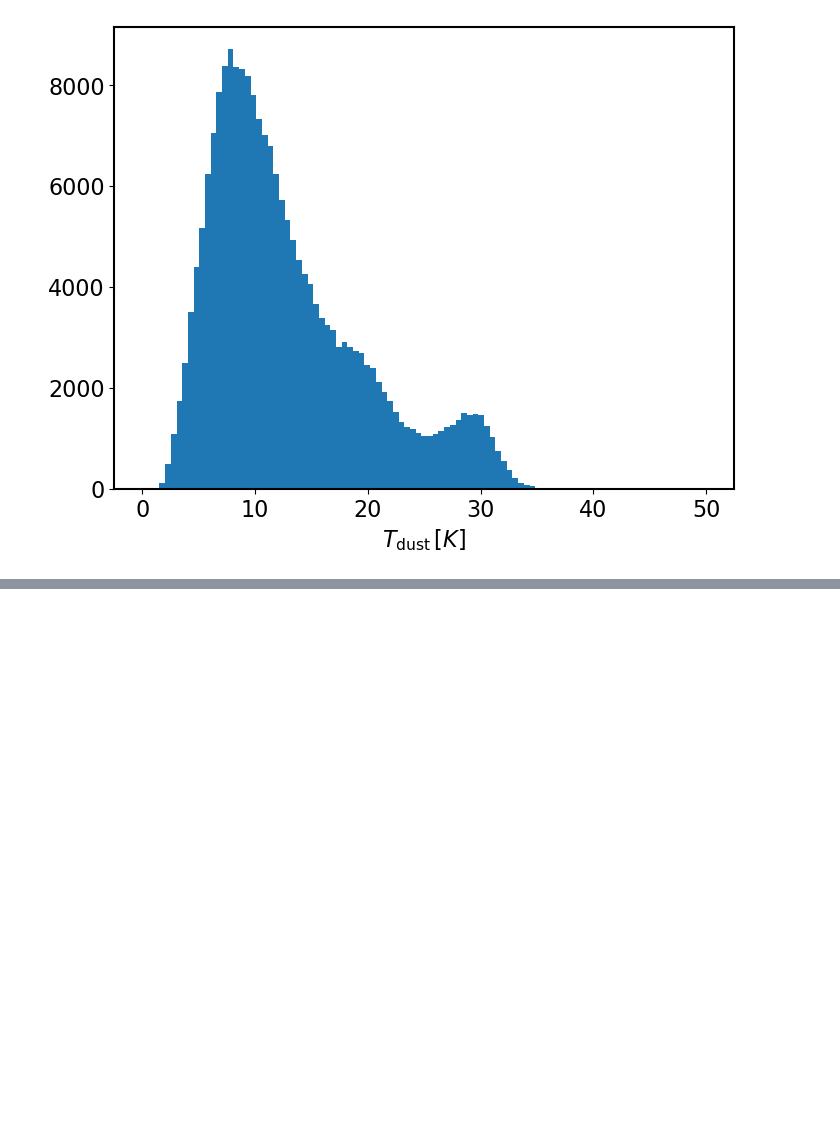
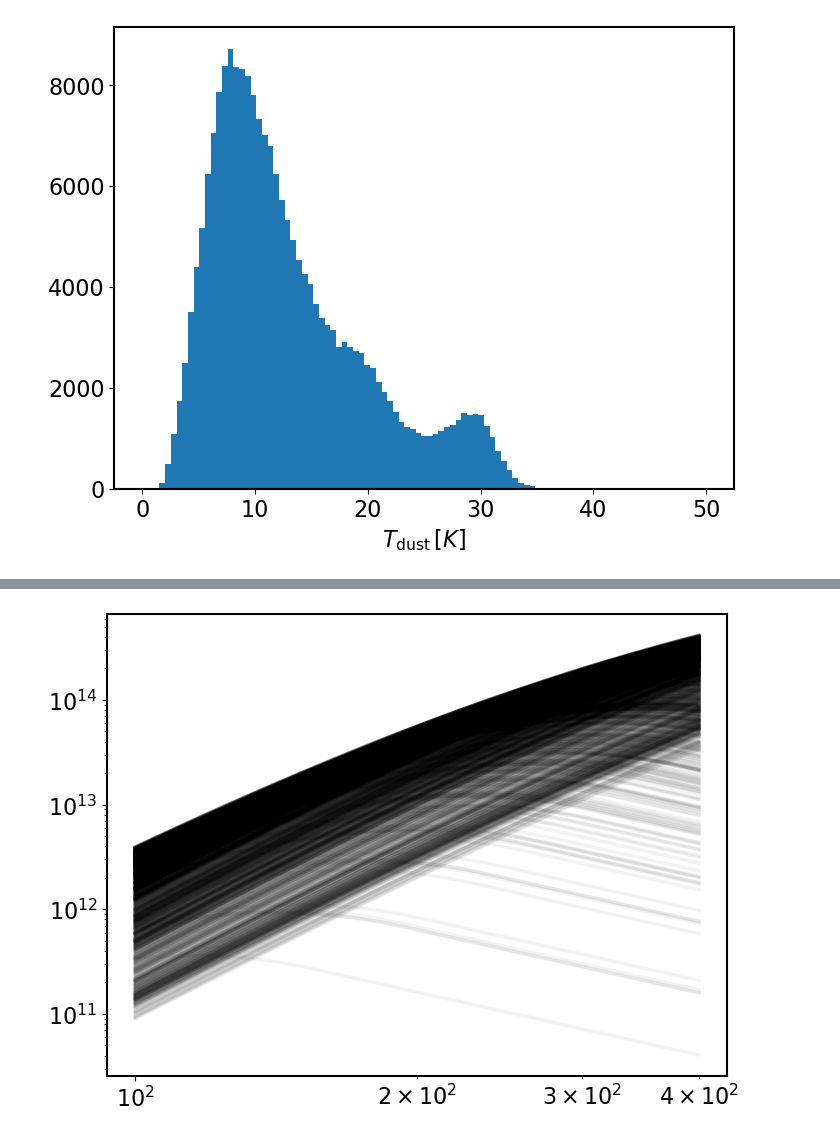
Before and after one commit to kokron/skyLine, a Jupyter notebook: notebooks/TdustPerGalaxyCompute-WIP-Jose.ipynb, the cells around one changed output, grey strips where cells are left out. Saved outputs shown, nothing was run; the diff lists cells and outputs as text; code cells hidden in the pictures; blank space fills up the shorter version.

```diff
--- a/notebooks/TdustPerGalaxyCompute-WIP-Jose.ipynb
+++ b/notebooks/TdustPerGalaxyCompute-WIP-Jose.ipynb
@@ -439,0 +471,16 @@ plt.loglog(nu,sed)
+# %%
+Tdust,beta = SED_args(LC_CO.halo_catalog_all,LIRvec)
+# %%
+nu0 = np.logspace(2,np.log10(400),32)*u.GHz
+nu = nu0[:,None]*(1+LC_CO.halo_catalog_all['Z'])
+# %%
+inds = (LIRvec>0)
+# %%
+sed = SED_array(nu[:,inds],Tdust,beta)
+# %%
+N = 100
+for i in range(int(sed.shape[1]/N)):
+    ic = int(N*i)
+    plt.loglog(nu0,sed[:,ic],c='k',alpha=0.05)
+# %% [output]
+[figure, added]
```
Also changed, not shown: parts of 20 cells of this notebook.
